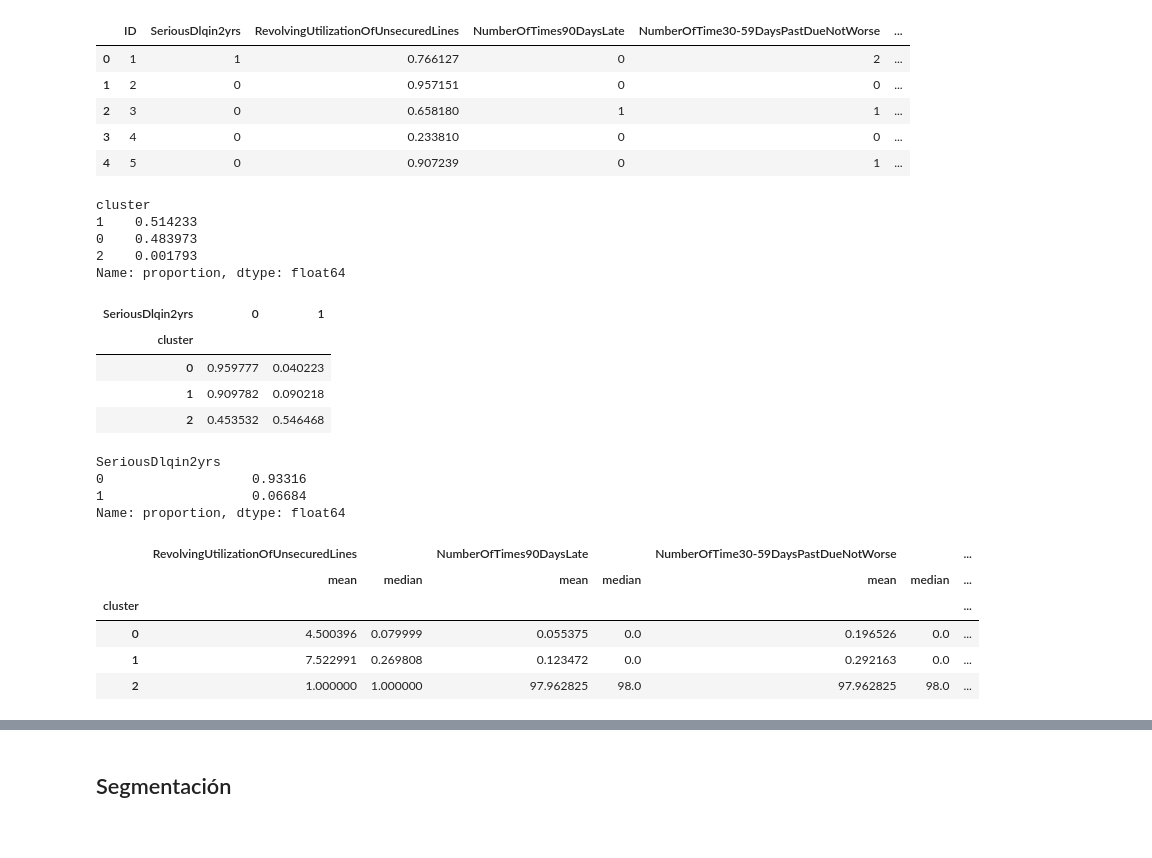
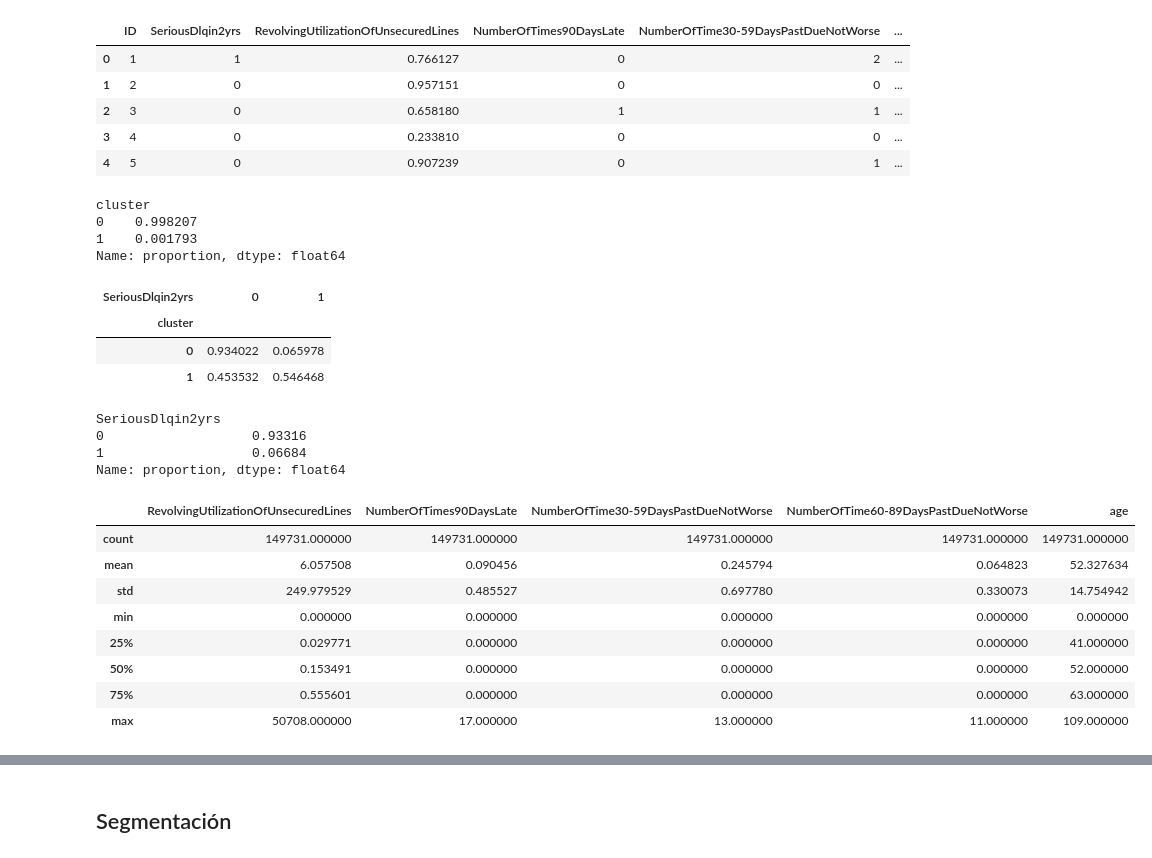
Before and after one commit to alesm99/credit_scoring, a Jupyter notebook: segmentacion.ipynb, the cells around one changed output, grey strips where cells are left out. Saved outputs shown, nothing was run; the diff lists cells and outputs as text; code cells hidden in the pictures.

```diff
--- a/segmentacion.ipynb
+++ b/segmentacion.ipynb
@@ -51,8 +51,8 @@ df=df[um+target+varc+vard]
 # %%
 imp=SimpleImputer(strategy='median')
 imp.fit(df[varc+vard])
-mms=MinMaxScaler()
-X=mms.fit_transform(imp.transform(df[varc+vard]))
+sc=StandardScaler()
+X=sc.fit_transform(imp.transform(df[varc+vard]))
 X=pd.DataFrame(X,columns=varc+vard)
 X[um+target]=df[um+target]
 X.head()
@@ -78,7 +91,7 @@ db_score.iplot(kind='line',title='Davies Bouldin Score',colors='blue')
 # %% [markdown]
 ## Descripción de los clusters
 # %%
-k=3 # número optimo de clusters
+k=2 # número optimo de clusters
 km=KMeans(n_clusters=k,random_state=1234)
 km.fit(X[varc+vard])
 df['cluster']=km.labels_
@@ -94,18 +107,16 @@ df.head()
 df['cluster'].value_counts(1) # proporción de cada cluster
 # %% [output]
 cluster
-1    0.514233
-0    0.483973
-2    0.001793
+0    0.998207
+1    0.001793
 Name: proportion, dtype: float64
 # %%
 pd.crosstab(df['cluster'],df['SeriousDlqin2yrs'],normalize='index') # porcentaje de buenos y malos por cluster
 # %% [output]
 | SeriousDlqin2yrs | 0 | 1 |
 | cluster |  |  |
-| 0 | 0.959777 | 0.040223 |
-| 1 | 0.909782 | 0.090218 |
-| 2 | 0.453532 | 0.546468 |
+| 0 | 0.934022 | 0.065978 |
+| 1 | 0.453532 | 0.546468 |
 # %%
 df[target].value_counts(normalize=True) # porcentaje de buenos y malos en la población
 # %% [output]
@@ -114,11 +125,14 @@ SeriousDlqin2yrs
 1                   0.06684
 Name: proportion, dtype: float64
 # %%
-df.groupby('cluster')[varc+vard].agg(['mean','median']) # estadísticos de las variables por cluster
+df[df['cluster']==0][varc+vard].describe() # estadísticas de las variables pora el cluster 0
 # %% [output]
-|  | RevolvingUtilizationOfUnsecuredLines |  | NumberOfTimes90DaysLate |  | NumberOfTime30-59DaysPastDueNotWorse |  | ... |
-|  | mean | median | mean | median | mean | median | ... |
-| cluster |  |  |  |  |  |  | ... |
-| 0 | 4.500396 | 0.079999 | 0.055375 | 0.0 | 0.196526 | 0.0 | ... |
-| 1 | 7.522991 | 0.269808 | 0.123472 | 0.0 | 0.292163 | 0.0 | ... |
-| 2 | 1.000000 | 1.000000 | 97.962825 | 98.0 | 97.962825 | 98.0 | ... |
+|  | RevolvingUtilizationOfUnsecuredLines | NumberOfTimes90DaysLate | NumberOfTime30-59DaysPastDueNotWorse | NumberOfTime60-89DaysPastDueNotWorse | age |
+| count | 149731.000000 | 149731.000000 | 149731.000000 | 149731.000000 | 149731.000000 |
+| mean | 6.057508 | 0.090456 | 0.245794 | 0.064823 | 52.327634 |
+| std | 249.979529 | 0.485527 | 0.697780 | 0.330073 | 14.754942 |
+| min | 0.000000 | 0.000000 | 0.000000 | 0.000000 | 0.000000 |
+| 25% | 0.029771 | 0.000000 | 0.000000 | 0.000000 | 41.000000 |
+| 50% | 0.153491 | 0.000000 | 0.000000 | 0.000000 | 52.000000 |
+| 75% | 0.555601 | 0.000000 | 0.000000 | 0.000000 | 63.000000 |
+| max | 50708.000000 | 17.000000 | 13.000000 | 11.000000 | 109.000000 |
```
Also changed, not shown: parts of 25 cells of this notebook, 1 other file.
